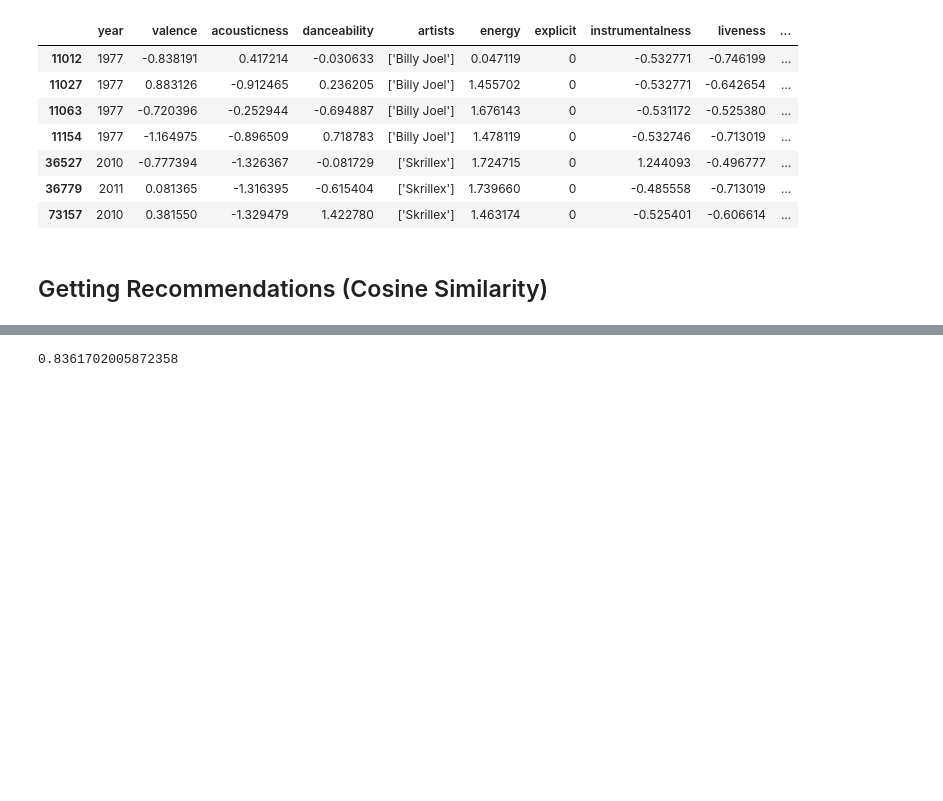
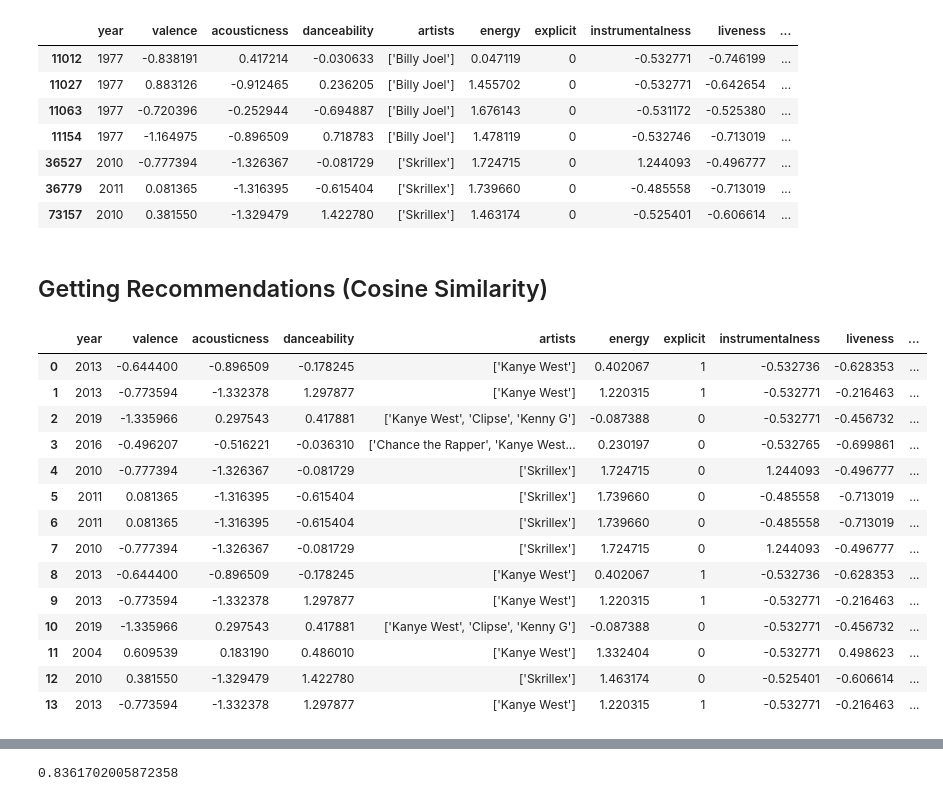
Before and after one commit to rubendplaza/spotify-hub, a Jupyter notebook: algorithms/ContentBased_Systems/ContentBasedSystem_V1.1.ipynb, the cells around one changed output, grey strips where cells are left out. Saved outputs shown, nothing was run; the diff lists cells and outputs as text; code cells hidden in the pictures; blank space fills up the shorter version.

```diff
--- a/algorithms/ContentBased_Systems/ContentBasedSystem_V1.1.ipynb
+++ b/algorithms/ContentBased_Systems/ContentBasedSystem_V1.1.ipynb
@@ -197,3 +197,40 @@ def get_recommendations(inputSong, ModelPlaylist):
     recommended_sim_songs = recommended_sim.sort_values('sim',ascending = False)
 
     return recommended_sim_songs
+# %%
+#inputSongs: songs which you want recommendations for
+#ModePlaylist: all songs we are comparing against
+#n: how many top songs from each recommendation you want
+#Returns: list of recommendations
+def playlist_vector(inputSongs, ModelPlaylist, n):
+    temp = None
+    flag = False
+    for i in range(0,inputSongs.shape[0]):
+        recommendations = get_recommendations(inputSongs.iloc[[i]], ModelPlaylist)
+        for j in range(0,n):
+            if flag == False:
+                flag = True;
+                temp = recommendations.iloc[[j]]
+            else:
+                temp = temp.append(recommendations.iloc[j], ignore_index=True)
+    return temp
+# %%
+
+t = playlist_vector(ModelPlaylist1, ModelPlaylist2,2)
+t
+# %% [output]
+|  | year | valence | acousticness | danceability | artists | energy | explicit | instrumentalness | liveness | ... |
+| 0 | 2013 | -0.644400 | -0.896509 | -0.178245 | ['Kanye West'] | 0.402067 | 1 | -0.532736 | -0.628353 | ... |
+| 1 | 2013 | -0.773594 | -1.332378 | 1.297877 | ['Kanye West'] | 1.220315 | 1 | -0.532771 | -0.216463 | ... |
+| 2 | 2019 | -1.335966 | 0.297543 | 0.417881 | ['Kanye West', 'Clipse', 'Kenny G'] | -0.087388 | 0 | -0.532771 | -0.456732 | ... |
+| 3 | 2016 | -0.496207 | -0.516221 | -0.036310 | ['Chance the Rapper', 'Kanye West... | 0.230197 | 0 | -0.532765 | -0.699861 | ... |
+| 4 | 2010 | -0.777394 | -1.326367 | -0.081729 | ['Skrillex'] | 1.724715 | 0 | 1.244093 | -0.496777 | ... |
+| 5 | 2011 | 0.081365 | -1.316395 | -0.615404 | ['Skrillex'] | 1.739660 | 0 | -0.485558 | -0.713019 | ... |
+| 6 | 2011 | 0.081365 | -1.316395 | -0.615404 | ['Skrillex'] | 1.739660 | 0 | -0.485558 | -0.713019 | ... |
+| 7 | 2010 | -0.777394 | -1.326367 | -0.081729 | ['Skrillex'] | 1.724715 | 0 | 1.244093 | -0.496777 | ... |
+| 8 | 2013 | -0.644400 | -0.896509 | -0.178245 | ['Kanye West'] | 0.402067 | 1 | -0.532736 | -0.628353 | ... |
+| 9 | 2013 | -0.773594 | -1.332378 | 1.297877 | ['Kanye West'] | 1.220315 | 1 | -0.532771 | -0.216463 | ... |
+| 10 | 2019 | -1.335966 | 0.297543 | 0.417881 | ['Kanye West', 'Clipse', 'Kenny G'] | -0.087388 | 0 | -0.532771 | -0.456732 | ... |
+| 11 | 2004 | 0.609539 | 0.183190 | 0.486010 | ['Kanye West'] | 1.332404 | 0 | -0.532771 | 0.498623 | ... |
+| 12 | 2010 | 0.381550 | -1.329479 | 1.422780 | ['Skrillex'] | 1.463174 | 0 | -0.525401 | -0.606614 | ... |
+| 13 | 2013 | -0.773594 | -1.332378 | 1.297877 | ['Kanye West'] | 1.220315 | 1 | -0.532771 | -0.216463 | ... |
```
Also changed, not shown: parts of 4 cells of this notebook.
